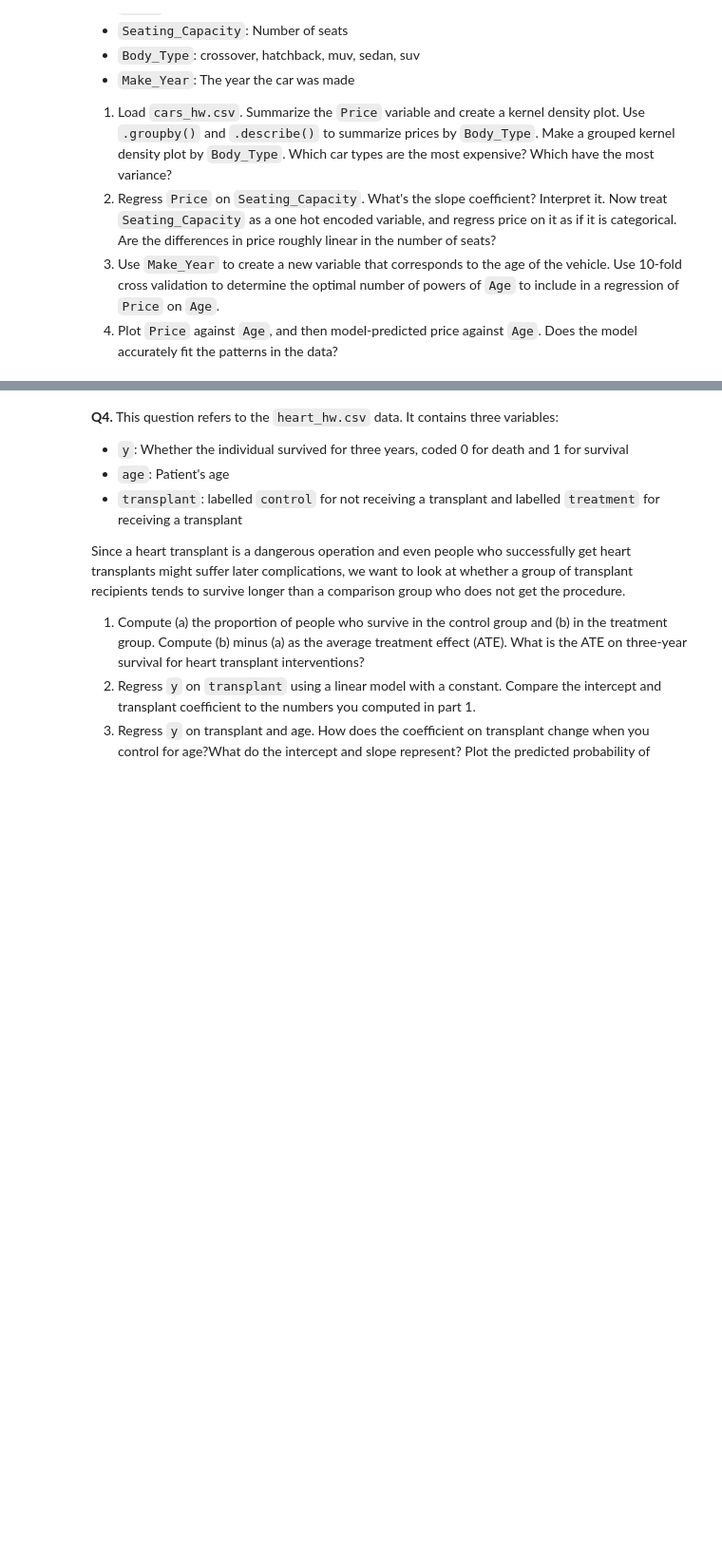
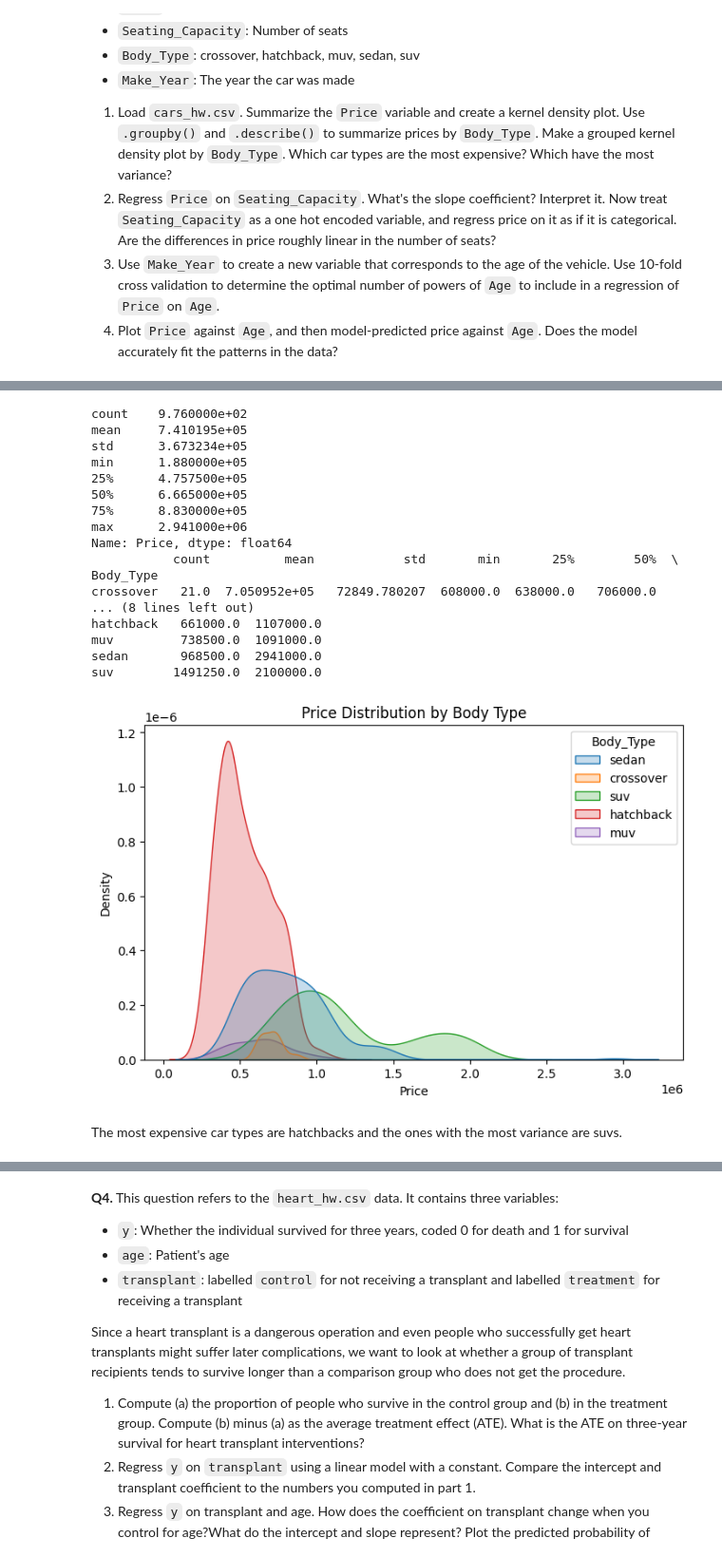
Before and after one commit to qnq9yy/undergrad_ml_assignments, a Jupyter notebook: 03_assignment_linear_models.ipynb, the cells around one changed output, grey strips where cells are left out. Shown at 95% size. Drawn from its saved outputs; the diff is of its cells as text; code cells hidden in the pictures; blank space fills up the shorter version.

```diff
--- a/03_assignment_linear_models.ipynb
+++ b/03_assignment_linear_models.ipynb
@@ -126,3 +212,8 @@ The slope coefficieint of 1.0208 means that for every one unit increase in Revie
   2. Regress `Price` on `Seating_Capacity`. What's the slope coefficient? Interpret it. Now treat `Seating_Capacity` as a one hot encoded variable, and regress price on it as if it is categorical. Are the differences in price roughly linear in the number of seats?
   3. Use `Make_Year` to create a new variable that corresponds to the age of the vehicle. Use 10-fold cross validation to determine the optimal number of powers of `Age` to include in a regression of `Price` on `Age`.
   4. Plot `Price` against `Age`, and then model-predicted price against `Age`. Does the model accurately fit the patterns in the data?
+# %%
+print('3.1')
+
+df = pd.read_csv('./data/cars_hw.csv')
+df.head()
@@ -128,0 +228,31 @@ The slope coefficieint of 1.0208 means that for every one unit increase in Revie
+# %%
+print(df['Price'].describe())
+
+body_stats = df.groupby('Body_Type')['Price'].describe()
+print(body_stats)
+
+plt.figure(figsize=(8, 5))
+sns.kdeplot(data=df, x='Price', hue='Body_Type', fill=True)
+plt.title("Price Distribution by Body Type")
+plt.show()
+# %% [output]
+count    9.760000e+02
+mean     7.410195e+05
+std      3.673234e+05
+min      1.880000e+05
+25%      4.757500e+05
+50%      6.665000e+05
+75%      8.830000e+05
+max      2.941000e+06
+Name: Price, dtype: float64
+           count          mean            std       min       25%        50%  \
+Body_Type
+crossover   21.0  7.050952e+05   72849.780207  608000.0  638000.0   706000.0
+... (8 lines left out)
+hatchback   661000.0  1107000.0
+muv         738500.0  1091000.0
+sedan       968500.0  2941000.0
+suv        1491250.0  2100000.0
+[figure, added]
+# %% [markdown]
+The most expensive car types are hatchbacks and the ones with the most variance are suvs.
```
Also changed, not shown: parts of 15 cells of this notebook.
